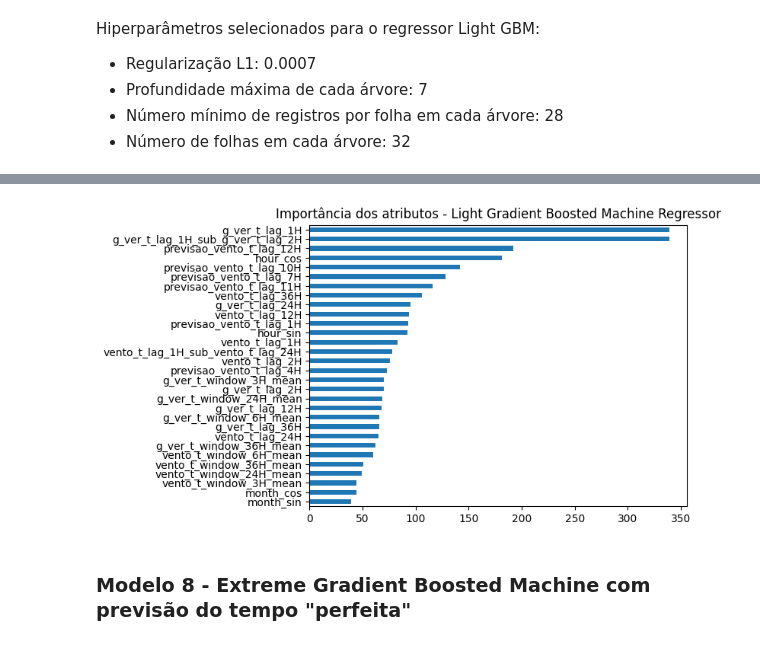
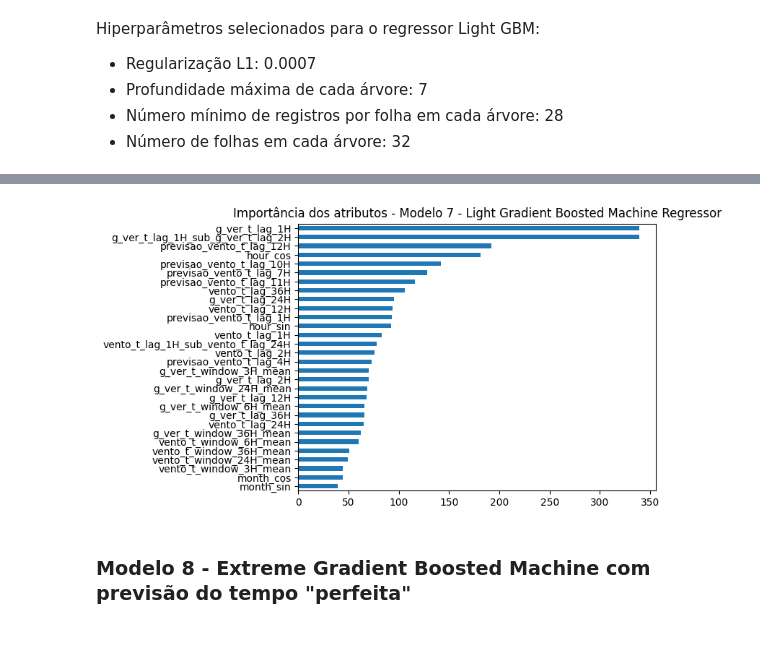
Before and after one commit to AlexandreWNeto/TCC_data_science_PUC_Minas, a Jupyter notebook: Cadernos/009_Previsão de geração com previsão do tempo.ipynb, the cells around one changed output, grey strips where cells are left out. Saved outputs shown, nothing was run; the diff lists cells and outputs as text; code cells hidden in the pictures.

```diff
--- a/Cadernos/009_Previsão de geração com previsão do tempo.ipynb
+++ b/Cadernos/009_Previsão de geração com previsão do tempo.ipynb
@@ -1415,10 +1415,10 @@ Previsão da geração eólica de 36 horas a partir de 2023-10-12
 # %%
 feature_importances = pd.Series(np.abs(model_7.feature_importances_))
 feature_importances.index = X_train_transformed.columns
 feature_importances = feature_importances.sort_values()
-feature_importances.plot.barh(title="Importância dos atributos - Light Gradient Boosted Machine Regressor");
+feature_importances.plot.barh(title="Importância dos atributos - Modelo 7 - Light Gradient Boosted Machine Regressor");
 # %% [output]
-[figure, old version]
+[figure, new version]
 # %% [markdown]
 ### Modelo 8 - Extreme Gradient Boosted Machine com previsão do tempo "perfeita"
 # %% [markdown]
```
Also changed, not shown: parts of 7 cells of this notebook, 1 other file.
